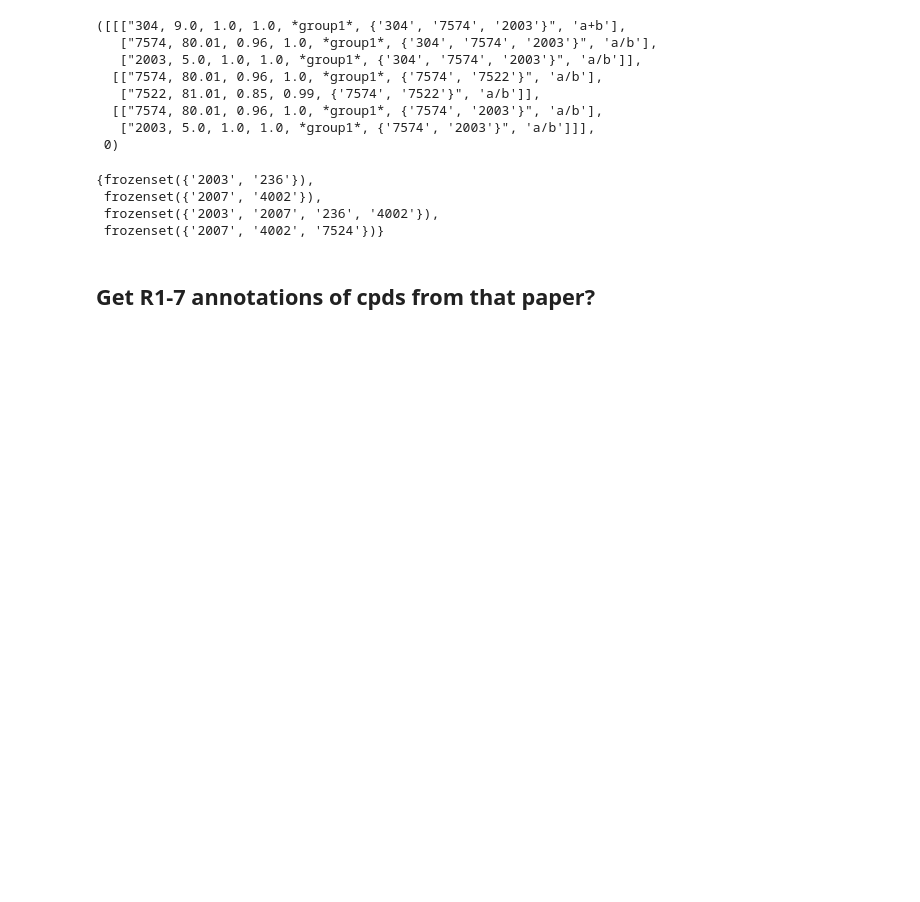
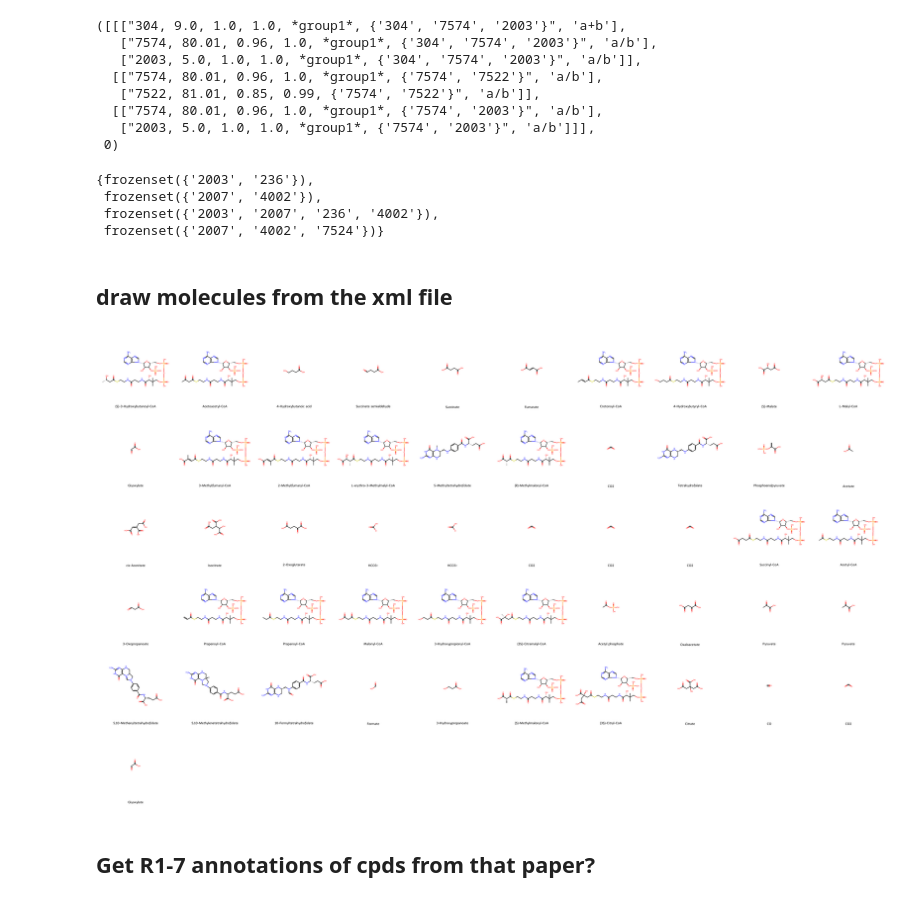
Before and after one commit to tseamuscorlett/enzyme-gated-network-expansion, a Jupyter notebook: playground.ipynb, the cells around one changed output. Drawn from its saved outputs; the diff is of its cells as text; code cells hidden in the pictures; blank space fills up the shorter version.

```diff
--- a/playground.ipynb
+++ b/playground.ipynb
@@ -374,6 +374,24 @@ for entry in root.findall(".//entry[@type='reaction']"):
 
 # Write the modified XML back to a file
 tree.write(f'/Users/tseamuscorlett/Desktop/{rn_id}_annotated.xml')
+# %% [markdown]
+## draw molecules from the xml file
+# %%
+import xml.etree.ElementTree as ET
+
+rn_id = 'rn00720'
+
+# Load the XML file
+tree = ET.parse(f'/Users/tseamuscorlett/Desktop/{rn_id}.xml')
+root = tree.getroot()
+
+cpds = []
+
+for entry in root.findall(".//entry[@type='compound']"):
+    cpds.append(entry.get('name')[-6:])
+drawMols(cpds)
+# %% [output]
+[figure, added]
 # %% [markdown]
 ## Get R1-7 annotations of cpds from that paper?
 # %% [markdown]
```
Also changed, not shown: 2 other files.
